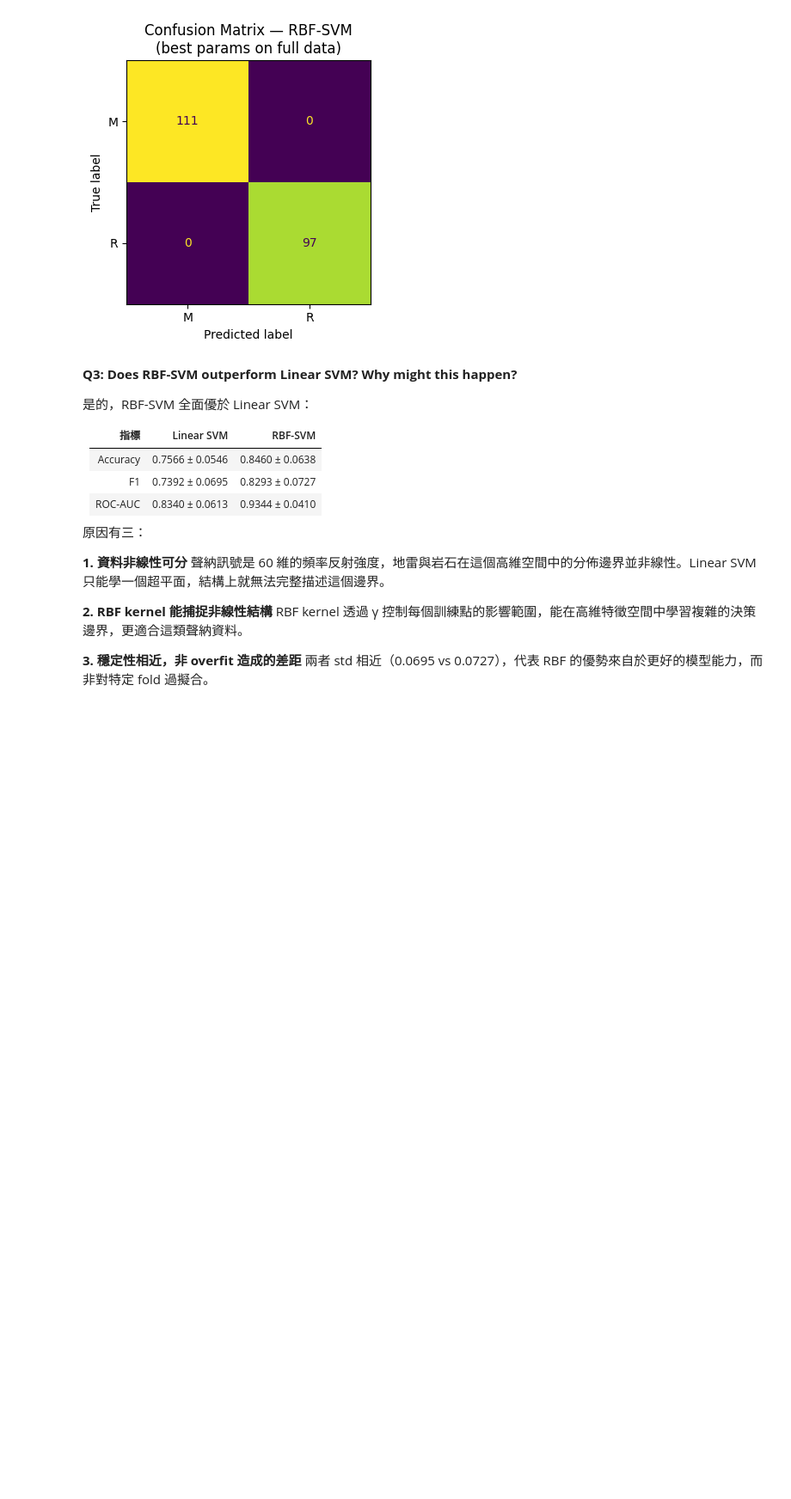
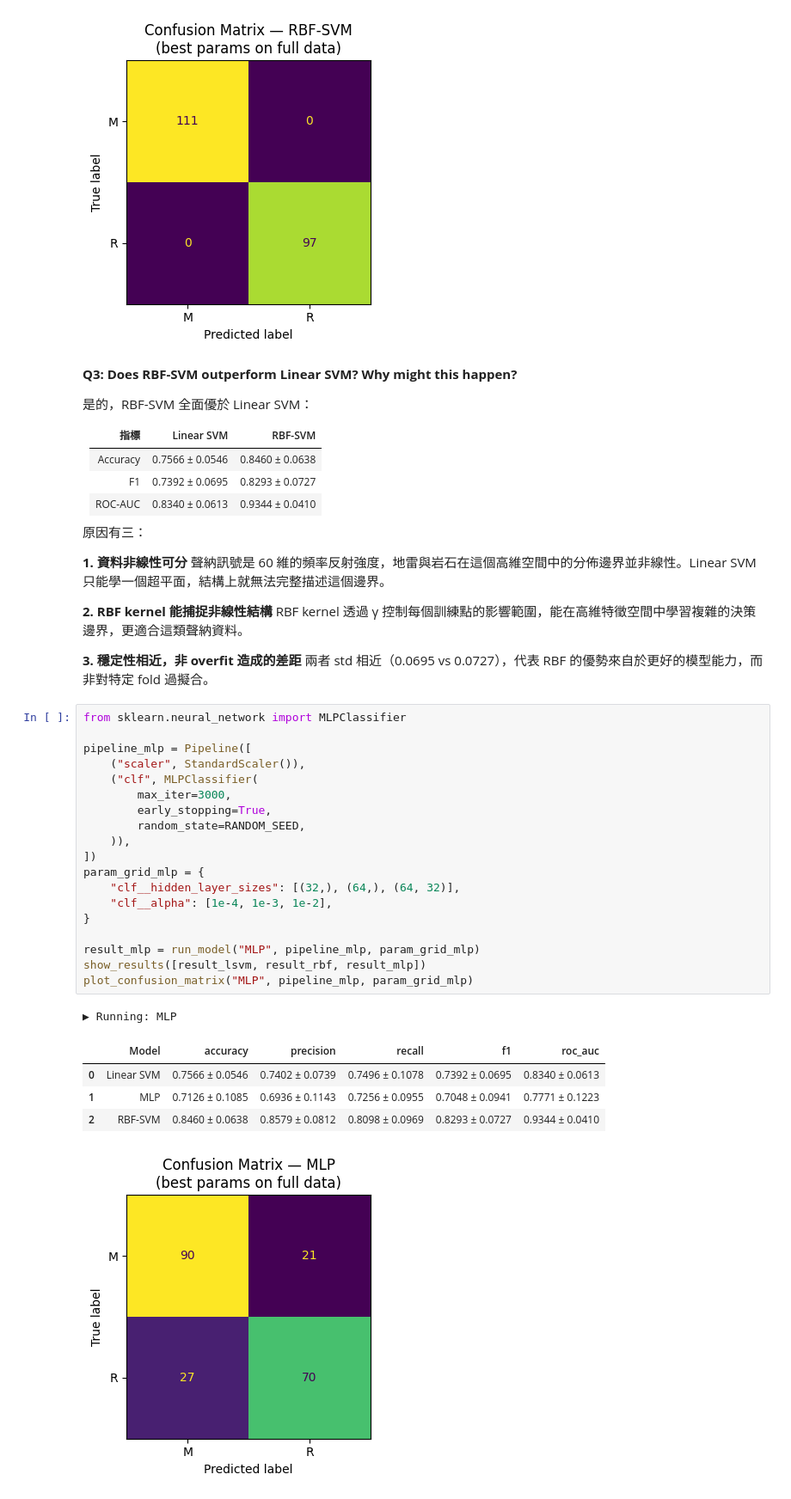
Before and after one commit to xiaomingtseng/ml2026-assignments, a Jupyter notebook: a3_common.ipynb, the cells around one changed output. Shown at 86% size. Drawn from its saved outputs; the diff is of its cells as text; blank space fills up the shorter version.

```diff
--- a/a3_common.ipynb
+++ b/a3_common.ipynb
@@ -260,3 +239,29 @@ RBF kernel 透過 γ 控制每個訓練點的影響範圍，能在高維特徵
 
 **3. 穩定性相近，非 overfit 造成的差距**
 兩者 std 相近（0.0695 vs 0.0727），代表 RBF 的優勢來自於更好的模型能力，而非對特定 fold 過擬合。
+# %%
+from sklearn.neural_network import MLPClassifier
+
+pipeline_mlp = Pipeline([
+    ("scaler", StandardScaler()),
+    ("clf", MLPClassifier(
+        max_iter=3000,
+        early_stopping=True,
+        random_state=RANDOM_SEED,
+    )),
+])
+param_grid_mlp = {
+    "clf__hidden_layer_sizes": [(32,), (64,), (64, 32)],
+    "clf__alpha": [1e-4, 1e-3, 1e-2],
+}
+
+result_mlp = run_model("MLP", pipeline_mlp, param_grid_mlp)
+show_results([result_lsvm, result_rbf, result_mlp])
+plot_confusion_matrix("MLP", pipeline_mlp, param_grid_mlp)
+# %% [output]
+▶ Running: MLP
+|  | Model | accuracy | precision | recall | f1 | roc_auc |
+| 0 | Linear SVM | 0.7566 ± 0.0546 | 0.7402 ± 0.0739 | 0.7496 ± 0.1078 | 0.7392 ± 0.0695 | 0.8340 ± 0.0613 |
+| 1 | MLP | 0.7126 ± 0.1085 | 0.6936 ± 0.1143 | 0.7256 ± 0.0955 | 0.7048 ± 0.0941 | 0.7771 ± 0.1223 |
+| 2 | RBF-SVM | 0.8460 ± 0.0638 | 0.8579 ± 0.0812 | 0.8098 ± 0.0969 | 0.8293 ± 0.0727 | 0.9344 ± 0.0410 |
+[figure, added]
```
Also changed, not shown: parts of 4 cells of this notebook.
